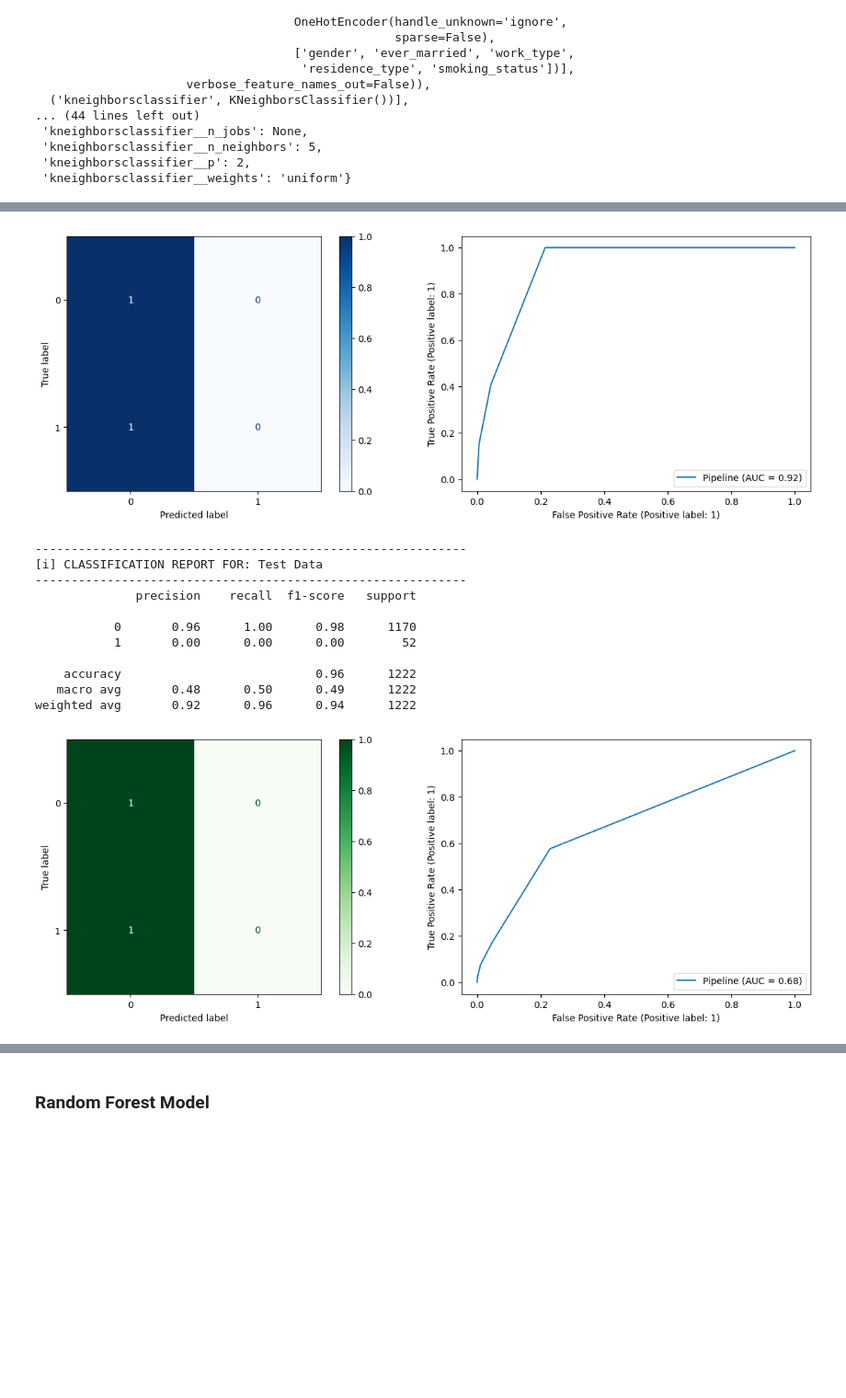
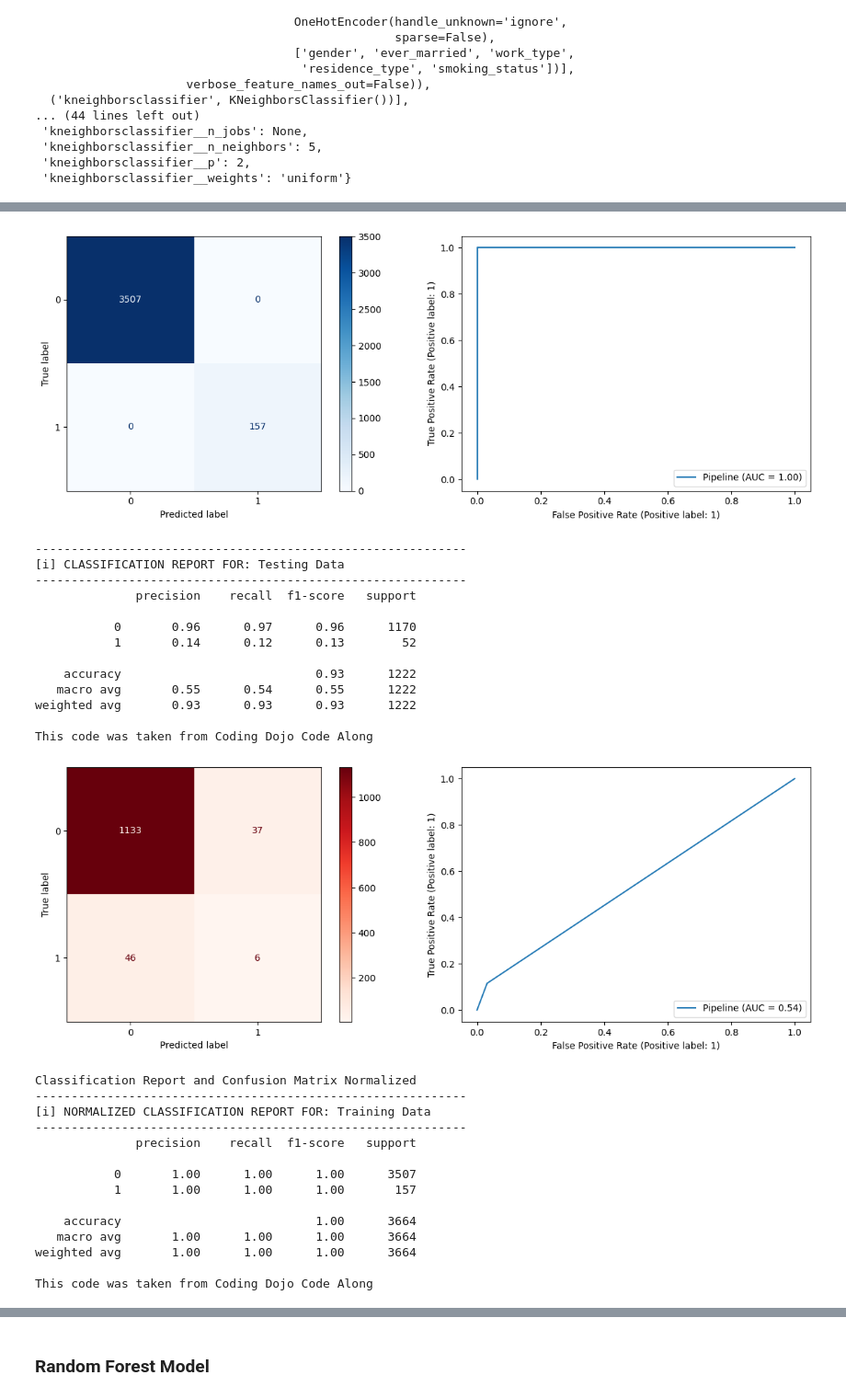
Before and after one commit to evany24/Stroke-Prediction, a Jupyter notebook: Stroke_Prediction.ipynb, the cells around one changed output, grey strips where cells are left out. Shown at 92% size. Drawn from its saved outputs; the diff is of its cells as text; code cells hidden in the pictures; blank space fills up the shorter version.

```diff
--- a/Stroke_Prediction.ipynb
+++ b/Stroke_Prediction.ipynb
@@ -1104,0 +1181,5 @@ weighted avg       0.92      0.96      0.94      1222
+# %%
+smote = SMOTE()
+lr_smote = LogisticRegression(random_state=42)
+lr_smote_pipe = make_sampler_pipeline(preprocessor, smote, lr)
+lr_smote_pipe.fit(X_train, y_train)
@@ -1104,0 +1277,8 @@ weighted avg       0.92      0.96      0.94      1222
+# %%
+lr_smote_pipe_gs = GridSearchCV(lr_smote_pipe, param_grid, scoring='f1')
+
+lr_smote_pipe_gs.fit(X_train, y_train)
+print('Best Logistic Regression Parameters:')
+print(lr_smote_pipe_gs.best_params_)
+best_lr_smote_pipe = lr_smote_pipe_gs.best_estimator_
+print(f'Accuracy of best Logistic Regression model is: {best_lr_smote_pipe.score(X_test, y_test)}')
@@ -1104,0 +1289,5 @@ weighted avg       0.92      0.96      0.94      1222
+# %%
+lr_tuned_smote = LogisticRegression(C=0.1, penalty= 'l2', random_state=42)
+tuned_lr_smote_pipe = make_sampler_pipeline(preprocessor, smote, lr_tuned_smote)
+#Fit and evaluate the model pipeline
+tuned_lr_smote_pipe.fit(X_train, y_train)
@@ -1158,7 +1434,7 @@ pipe_param_grid = {'kneighborsclassifier__n_neighbors': range(1,10),
 # %%
 # use gridsearchcv to get the best parameters
 knn_pipe = make_pipeline(preprocessor, knn)
-knn_pipe_gs = GridSearchCV(knn_pipe, pipe_param_grid)
+knn_pipe_gs = GridSearchCV(knn_pipe, pipe_param_grid, scoring='f1')
 # fit KNN gridsearch model on training data
 knn_pipe_gs.fit(X_train, y_train)
 print('Best KNN Parameters:')
@@ -1192,8 +1468,14 @@ Pipeline(steps=[('columntransformer',
 # %%
-# call custom function to display metrics for training set
-classification_metrics(tuned_knn, X_train,y_train, thresh=.5,
+print('Classification Report and Confusion Matrix Raw Numbers')
+# use custom function to display metrics for training set
+classification_metrics_matrix(tuned_knn, X_train,y_train, thresh=.5,
                          cmap='Blues', label='Training Data')
-# call custom function to display metrics for test set
-classification_metrics(tuned_knn, X_test,y_test, thresh=.5,
-                         cmap='Greens',label='Test Data')
+classification_metrics_matrix(tuned_knn, X_test,y_test, thresh=.5,
+                         cmap='Reds', label='Testing Data')
+print('Classification Report and Confusion Matrix Normalized')
+# use custom function to display metrics for testing set
+classification_metrics_matrix_normal(tuned_knn, X_train,y_train, thresh=.5,
+                         cmap='Blues',label='Training Data')
+classification_metrics_matrix_normal(tuned_knn, X_test,y_test, thresh=.5,
+                         cmap='Reds', label='Testing Data')
 # %% [output]
@@ -1211,13 +1496,29 @@ weighted avg       0.92      0.96      0.94      3664
-[figure, old version]
+[figure, new version]
 ------------------------------------------------------------
-[i] CLASSIFICATION REPORT FOR: Test Data
+[i] CLASSIFICATION REPORT FOR: Testing Data
 ------------------------------------------------------------
               precision    recall  f1-score   support
 
-           0       0.96      1.00      0.98      1170
-           1       0.00      0.00      0.00        52
+           0       0.96      0.97      0.96      1170
+           1       0.14      0.12      0.13        52
 
-    accuracy                           0.96      1222
-   macro avg       0.48      0.50      0.49      1222
-weighted avg       0.92      0.96      0.94      1222
+    accuracy                           0.93      1222
+   macro avg       0.55      0.54      0.55      1222
+weighted avg       0.93      0.93      0.93      1222
+
+This code was taken from Coding Dojo Code Along
-[figure, old version]
+[figure, new version]
+Classification Report and Confusion Matrix Normalized
+------------------------------------------------------------
+[i] NORMALIZED CLASSIFICATION REPORT FOR: Training Data
+------------------------------------------------------------
+              precision    recall  f1-score   support
+
+           0       1.00      1.00      1.00      3507
+           1       1.00      1.00      1.00       157
+
+    accuracy                           1.00      3664
+   macro avg       1.00      1.00      1.00      3664
+weighted avg       1.00      1.00      1.00      3664
+
+This code was taken from Coding Dojo Code Along
```
Also changed, not shown: parts of 113 cells of this notebook.
